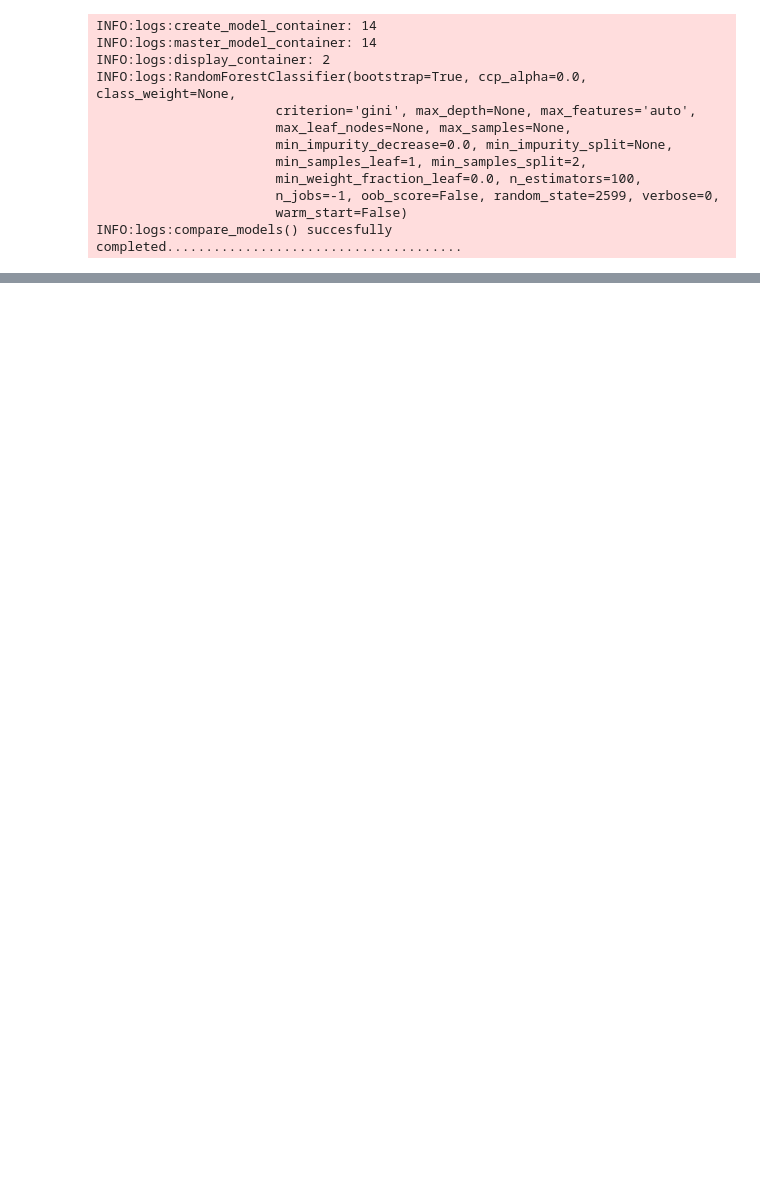
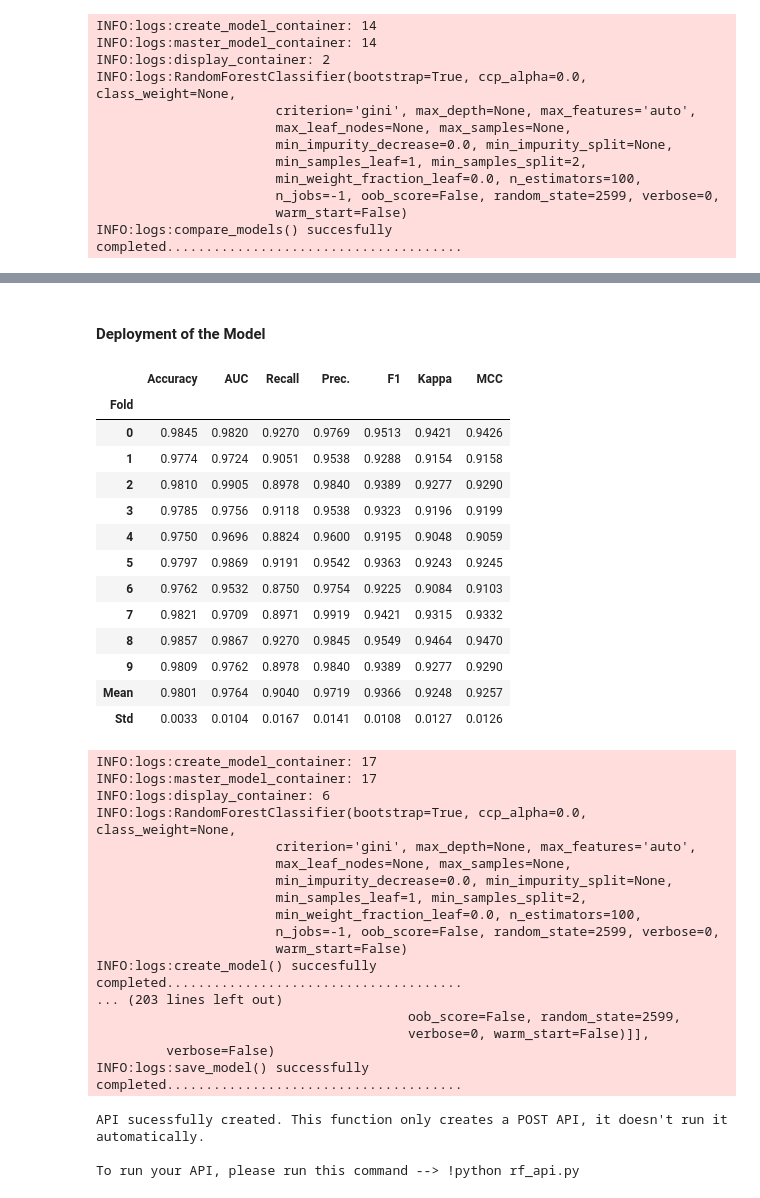
Before and after one commit to VivianKingasia/Employee-Turnover-Project, a Jupyter notebook: Employee Turnover Prediction Model.ipynb, the cells around one changed output, grey strips where cells are left out. Cells and saved outputs as stored; diff of their text form; code cells hidden in the pictures; blank space fills up the shorter version.

Commit message:
Model Deployment

```diff
--- a/Employee Turnover Prediction Model.ipynb
+++ b/Employee Turnover Prediction Model.ipynb
@@ -499,0 +609,41 @@ From this table, it is evident the random forest algorithm is the best classifie
+# %% [markdown]
+#### Deployment of the Model
+# %%
+# creating an API
+rf = create_model('rf')
+create_api(rf, 'rf_api')
+# %% [output]
+|  | Accuracy | AUC | Recall | Prec. | F1 | Kappa | MCC |
+| Fold |  |  |  |  |  |  |  |
+| 0 | 0.9845 | 0.9820 | 0.9270 | 0.9769 | 0.9513 | 0.9421 | 0.9426 |
+| 1 | 0.9774 | 0.9724 | 0.9051 | 0.9538 | 0.9288 | 0.9154 | 0.9158 |
+| 2 | 0.9810 | 0.9905 | 0.8978 | 0.9840 | 0.9389 | 0.9277 | 0.9290 |
+| 3 | 0.9785 | 0.9756 | 0.9118 | 0.9538 | 0.9323 | 0.9196 | 0.9199 |
+| 4 | 0.9750 | 0.9696 | 0.8824 | 0.9600 | 0.9195 | 0.9048 | 0.9059 |
+| 5 | 0.9797 | 0.9869 | 0.9191 | 0.9542 | 0.9363 | 0.9243 | 0.9245 |
+| 6 | 0.9762 | 0.9532 | 0.8750 | 0.9754 | 0.9225 | 0.9084 | 0.9103 |
+| 7 | 0.9821 | 0.9709 | 0.8971 | 0.9919 | 0.9421 | 0.9315 | 0.9332 |
+| 8 | 0.9857 | 0.9867 | 0.9270 | 0.9845 | 0.9549 | 0.9464 | 0.9470 |
+| 9 | 0.9809 | 0.9762 | 0.8978 | 0.9840 | 0.9389 | 0.9277 | 0.9290 |
+| Mean | 0.9801 | 0.9764 | 0.9040 | 0.9719 | 0.9366 | 0.9248 | 0.9257 |
+| Std | 0.0033 | 0.0104 | 0.0167 | 0.0141 | 0.0108 | 0.0127 | 0.0126 |
+INFO:logs:create_model_container: 17
+INFO:logs:master_model_container: 17
+INFO:logs:display_container: 6
+INFO:logs:RandomForestClassifier(bootstrap=True, ccp_alpha=0.0, class_weight=None,
+                       criterion='gini', max_depth=None, max_features='auto',
+                       max_leaf_nodes=None, max_samples=None,
+                       min_impurity_decrease=0.0, min_impurity_split=None,
+                       min_samples_leaf=1, min_samples_split=2,
+                       min_weight_fraction_leaf=0.0, n_estimators=100,
+                       n_jobs=-1, oob_score=False, random_state=2599, verbose=0,
+                       warm_start=False)
+INFO:logs:create_model() succesfully completed......................................
+... (203 lines left out)
+                                        oob_score=False, random_state=2599,
+                                        verbose=0, warm_start=False)]],
+         verbose=False)
+INFO:logs:save_model() successfully completed......................................
+API sucessfully created. This function only creates a POST API, it doesn't run it automatically.
+
+To run your API, please run this command --> !python rf_api.py
```
Also changed, not shown: parts of 14 cells of this notebook.
